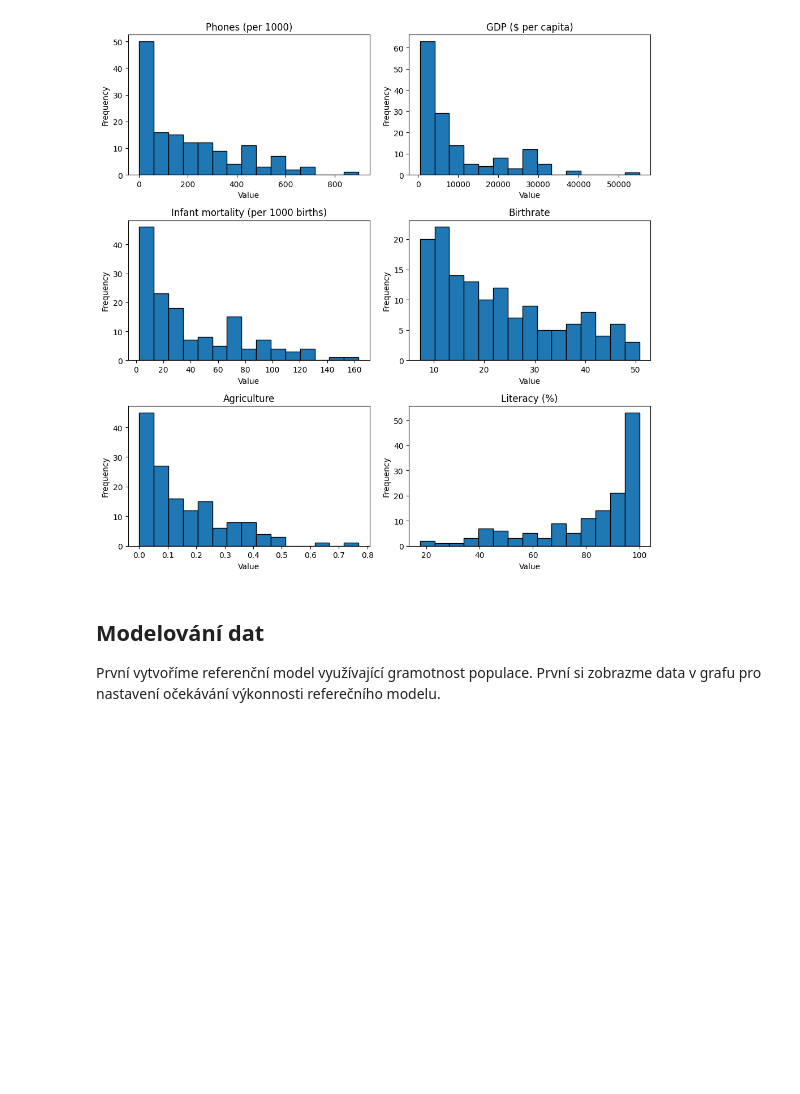
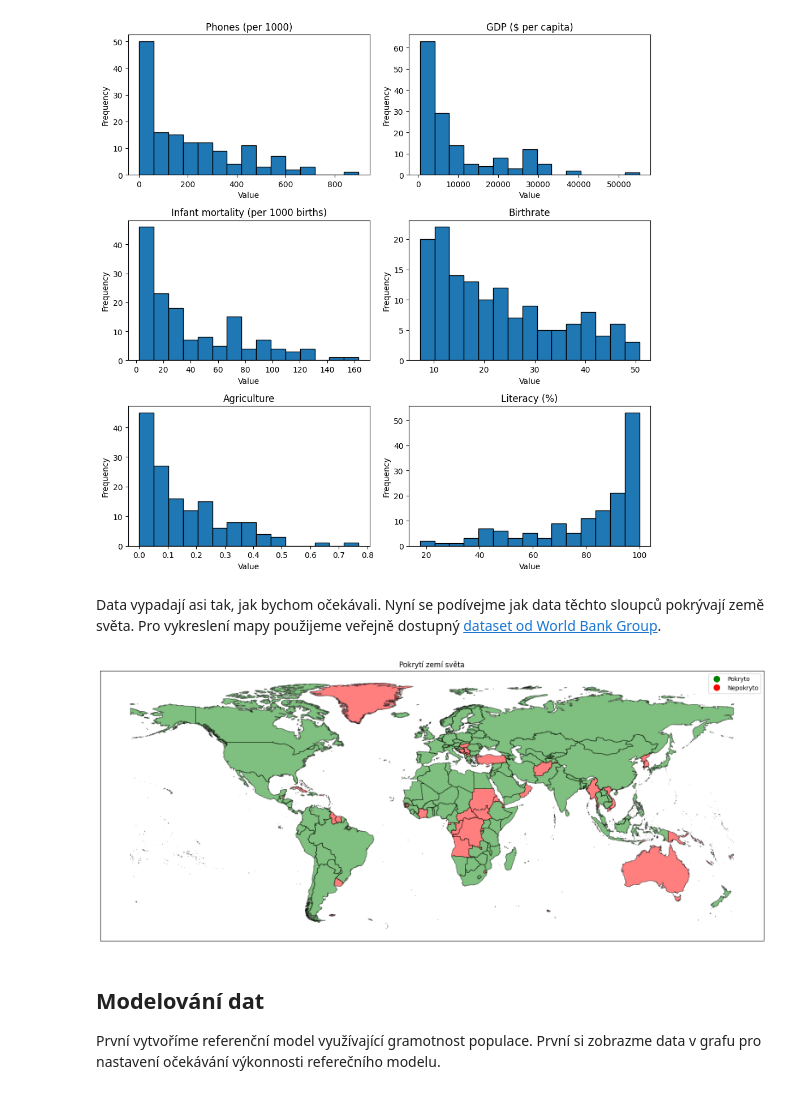
Before and after one commit to PatrikTrefil/NDBI048-data-science-project, a Jupyter notebook: main.ipynb, the cells around one changed output. Drawn from its saved outputs; the diff is of its cells as text; code cells hidden in the pictures; blank space fills up the shorter version.

Commit message:
plot of world coverage

```diff
--- a/main.ipynb
+++ b/main.ipynb
@@ -194,6 +194,50 @@ plt.tight_layout()
 plt.show()
 # %% [output]
 [figure]
+# %% [markdown]
+Data vypadají asi tak, jak bychom očekávali. Nyní se podívejme jak data těchto sloupců pokrývají země světa. Pro vykreslení mapy použijeme veřejně dostupný [dataset od World Bank Group](https://datacatalog.worldbank.org/search/dataset/0038272/World-Bank-Official-Boundaries).
+# %%
+import geopandas as gpd
+import geodatasets as gdt
+import matplotlib.pyplot as plt
+import numpy as np
+from matplotlib.lines import Line2D
+
+world = gpd.read_file("zip://data/countries.zip!WB_countries_Admin0_10m")
+
+fig = plt.figure(figsize=(20, 10))
+ax = fig.add_subplot()
+
+data_for_model = merged[top_columns + ["Score", "Country"]].dropna()
+
+color_col_name = "color"
+world[color_col_name] = world['FORMAL_EN'].map(lambda name: "green" if name is not None and data_for_model["Country"].eq(standardize_country_name(name)).any() else "red")
+
+world.plot(
+    ax=ax,
+    color=world[color_col_name],
+    edgecolor="black",
+    alpha=0.5,
+    legend=True,
+    categorical=True,
+    missing_kwds={
+        "color": "green",
+        "label": "Covered",
+    },
+)
+
+color_dict = {"Pokryto": "green", "Nepokryto": "red" }
+leg_points = ax.legend(custom_points, color_dict.keys())
+
+# turn off axis ticks
+ax.set_xticks([])
+ax.set_yticks([])
+
+# set the plot title
+plt.title("Pokrytí zemí světa")
+plt.show()
+# %% [output]
+[figure, added]
 # %% [markdown]
 ## Modelování dat
 
```
Also changed, not shown: 5 other files.
